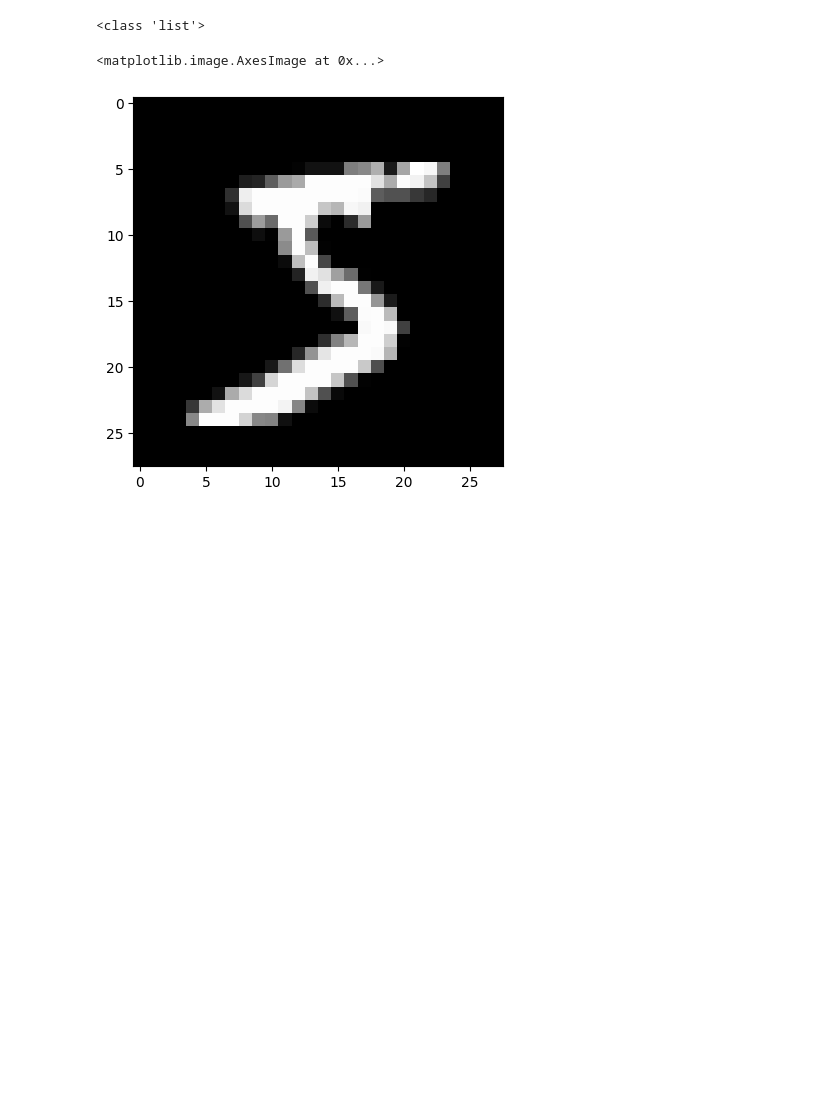
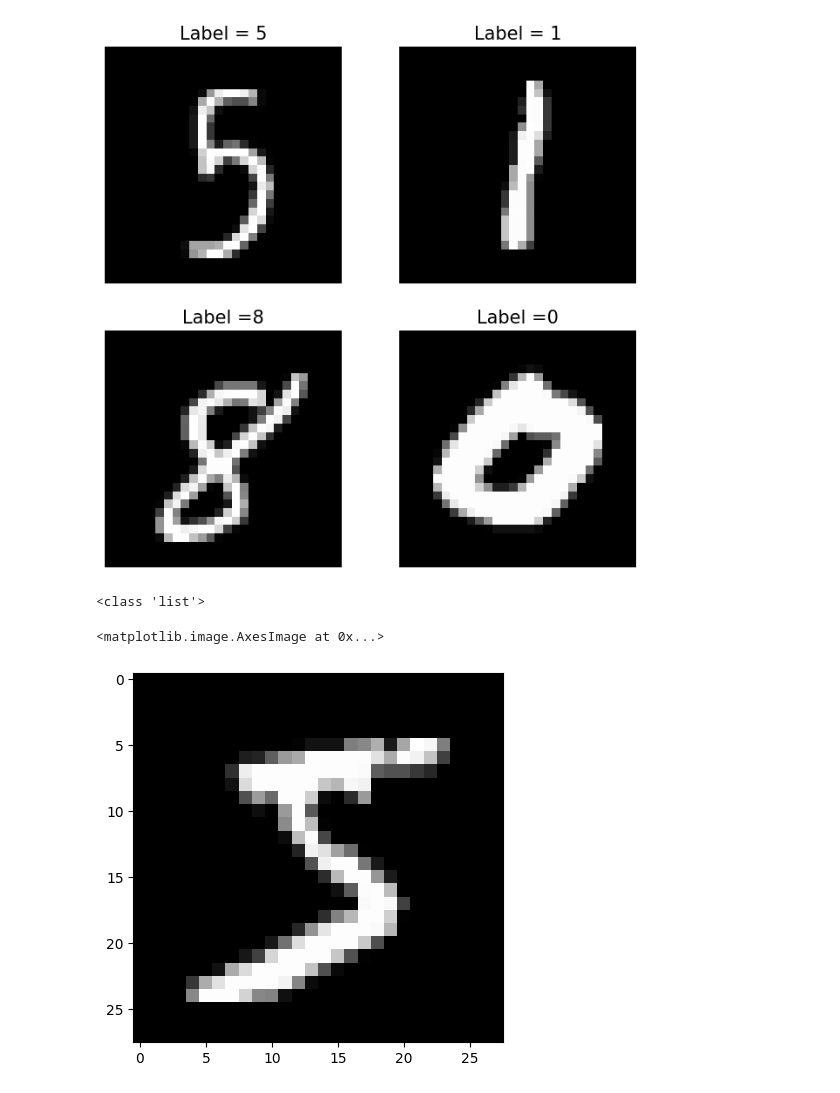
Before and after one commit to jordancoblin/cnn-hax, a Jupyter notebook: fcn.ipynb, the cells around one changed output. Saved outputs shown, nothing was run; the diff lists cells and outputs as text; code cells hidden in the pictures; blank space fills up the shorter version.

```diff
--- a/cnn.ipynb
+++ b/fcn.ipynb
@@ -47,45 +47,50 @@ class MnistDataloader(object):
 
 # Helper function to show a list of images with their relating titles
 def show_images(images, title_texts):
-    cols = 5
+    cols = 2
     rows = int(len(images)/cols) + 1
-    plt.figure(figsize=(30,20))
+    plt.figure(figsize=(8,12))
+    plt.tight_layout()
     index = 1
     for x in zip(images, title_texts):
         image = x[0]
         title_text = x[1]
         plt.subplot(rows, cols, index)
         plt.imshow(image, cmap=plt.cm.gray)
+        plt.axis('off')
         if (title_text != ''):
             plt.title(title_text, fontsize = 15);
         index += 1
 
 # Verify Reading Dataset via MnistDataloader class
 # Set file paths based on added MNIST Datasets
 input_path = './data/mnist/'
 training_images_filepath = join(input_path, 'train-images-idx3-ubyte/train-images-idx3-ubyte')
 training_labels_filepath = join(input_path, 'train-labels-idx1-ubyte/train-labels-idx1-ubyte')
 test_images_filepath = join(input_path, 't10k-images-idx3-ubyte/t10k-images-idx3-ubyte')
 test_labels_filepath = join(input_path, 't10k-labels-idx1-ubyte/t10k-labels-idx1-ubyte')
 
 # Load MINST dataset
 mnist_dataloader = MnistDataloader(training_images_filepath, training_labels_filepath, test_images_filepath, test_labels_filepath)
 (x_train, y_train), (x_test, y_test) = mnist_dataloader.load_data()
 
 # Show some random training and test images
+random.seed(10)
 images_2_show = []
 titles_2_show = []
-for i in range(0, 10):
+for i in range(10, 12):
     r = random.randint(1, 60000)
     images_2_show.append(x_train[r])
-    titles_2_show.append('training image [' + str(r) + '] = ' + str(y_train[r]))
+    titles_2_show.append('Label = ' + str(y_train[r]))
 
-for i in range(0, 5):
+for i in range(0, 2):
     r = random.randint(1, 10000)
     images_2_show.append(x_test[r])
-    titles_2_show.append('test image [' + str(r) + '] = ' + str(y_test[r]))
+    titles_2_show.append('Label =' + str(y_test[r]))
 
 show_images(images_2_show, titles_2_show)
+# %% [output]
+[figure, added]
 # %%
 import numpy as np # linear algebra
 import struct
```
Also changed, not shown: parts of 1 cell of this notebook, 2 other files.
